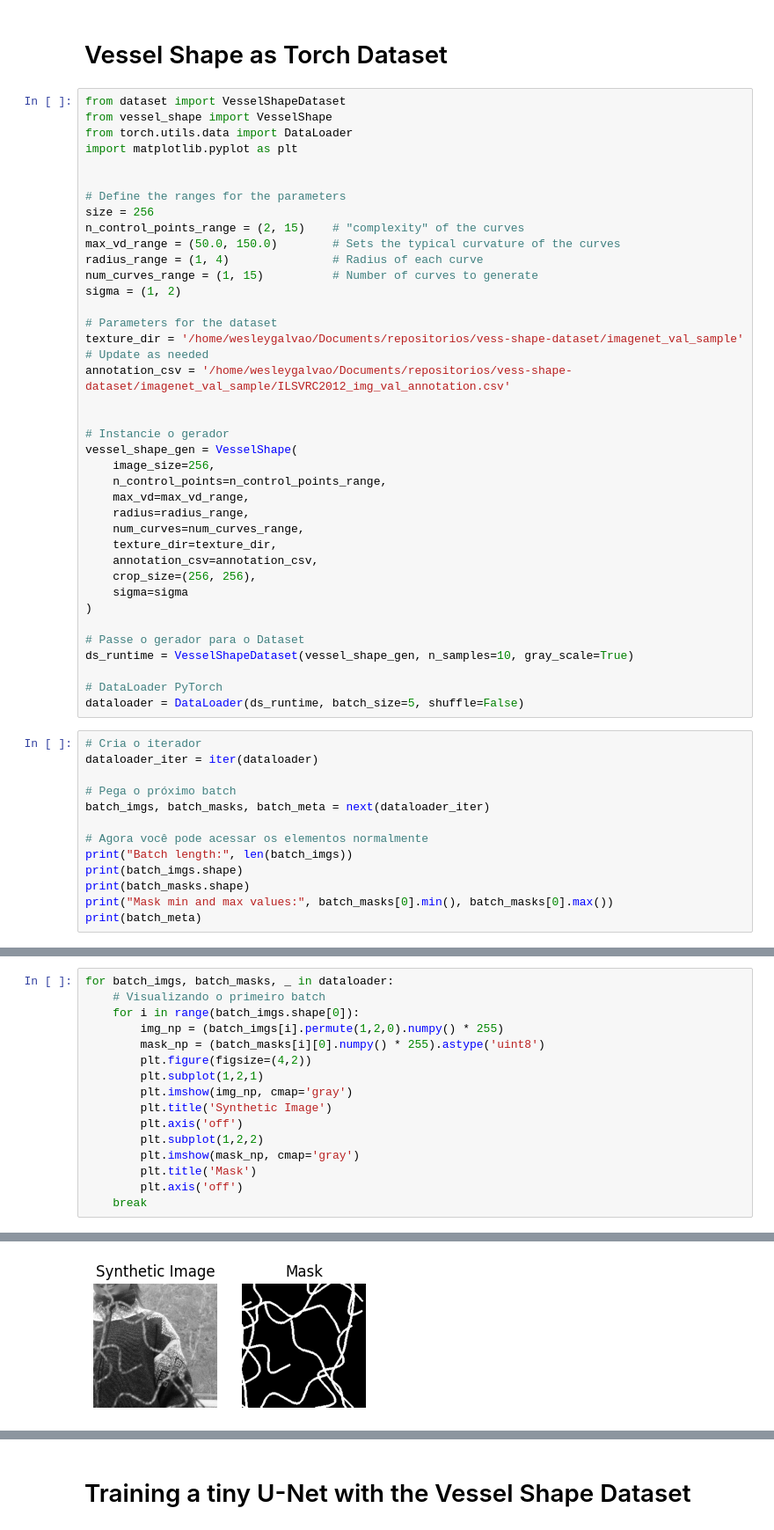
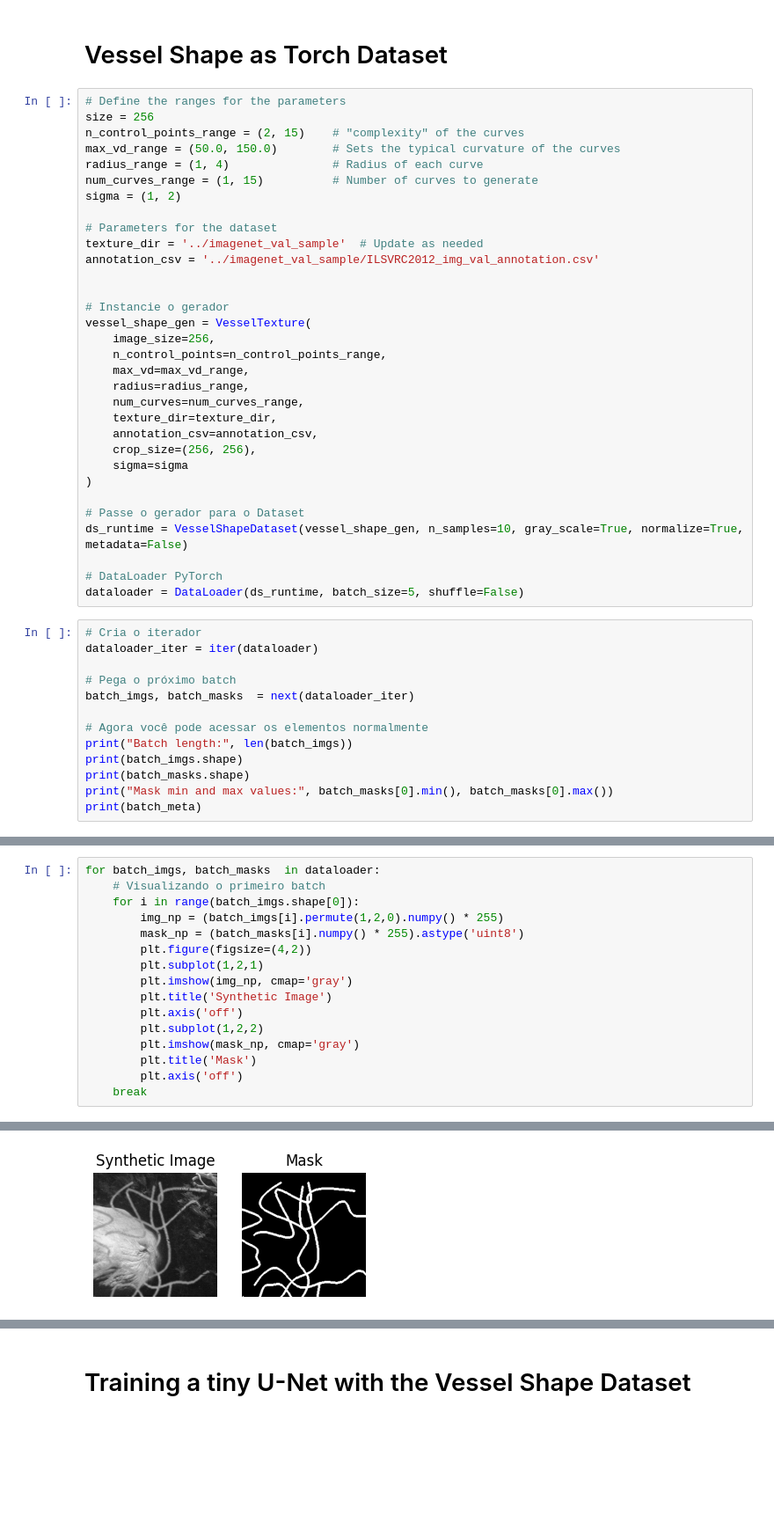
Before and after one commit to galvaowesley/vess-shape-dataset, a Jupyter notebook: Notebooks/experiments.ipynb, the cells around one changed output, grey strips where cells are left out. Shown: that part at 88% size. Saved outputs shown, nothing was run; the diff lists cells and outputs as text; blank space fills up the shorter version.

```diff
--- a/Notebooks/experiments.ipynb
+++ b/Notebooks/experiments.ipynb
@@ -92,12 +91,6 @@ Metadata: {'foreground_texture': 'ILSVRC2012_val_00000081.JPEG', 'background_tex
 # %% [markdown]
 # Vessel Shape as Torch Dataset
 # %%
-from dataset import VesselShapeDataset
-from vessel_shape import VesselShape
-from torch.utils.data import DataLoader
-import matplotlib.pyplot as plt
-
-
 # Define the ranges for the parameters
 size = 256
 n_control_points_range = (2, 15)    # "complexity" of the curves
@@ -107,12 +100,12 @@ num_curves_range = (1, 15)          # Number of curves to generate
 sigma = (1, 2)
 
 # Parameters for the dataset
-texture_dir = '/home/wesleygalvao/Documents/repositorios/vess-shape-dataset/imagenet_val_sample'  # Update as needed
-annotation_csv = '/home/wesleygalvao/Documents/repositorios/vess-shape-dataset/imagenet_val_sample/ILSVRC2012_img_val_annotation.csv'
+texture_dir = '../imagenet_val_sample'  # Update as needed
+annotation_csv = '../imagenet_val_sample/ILSVRC2012_img_val_annotation.csv'
 
 
 # Instancie o gerador
-vessel_shape_gen = VesselShape(
+vessel_shape_gen = VesselTexture(
     image_size=256,
     n_control_points=n_control_points_range,
     max_vd=max_vd_range,
@@ -125,7 +118,7 @@ vessel_shape_gen = VesselShape(
 )
 
 # Passe o gerador para o Dataset
-ds_runtime = VesselShapeDataset(vessel_shape_gen, n_samples=10, gray_scale=True)
+ds_runtime = VesselShapeDataset(vessel_shape_gen, n_samples=10, gray_scale=True, normalize=True, metadata=False)
 
 # DataLoader PyTorch
 dataloader = DataLoader(ds_runtime, batch_size=5, shuffle=False)
@@ -134,7 +127,7 @@ dataloader = DataLoader(ds_runtime, batch_size=5, shuffle=False)
 dataloader_iter = iter(dataloader)
 
 # Pega o próximo batch
-batch_imgs, batch_masks, batch_meta = next(dataloader_iter)
+batch_imgs, batch_masks  = next(dataloader_iter)
 
 # Agora você pode acessar os elementos normalmente
 print("Batch length:", len(batch_imgs))
@@ -151,9 +144,9 @@ Mask min and max values: tensor(0) tensor(1)
 # %%
-for batch_imgs, batch_masks, _ in dataloader:
+for batch_imgs, batch_masks  in dataloader:
     # Visualizando o primeiro batch
     for i in range(batch_imgs.shape[0]):
         img_np = (batch_imgs[i].permute(1,2,0).numpy() * 255)
-        mask_np = (batch_masks[i][0].numpy() * 255).astype('uint8')
+        mask_np = (batch_masks[i].numpy() * 255).astype('uint8')
         plt.figure(figsize=(4,2))
         plt.subplot(1,2,1)
         plt.imshow(img_np, cmap='gray')
@@ -171 +164 @@ for batch_imgs, batch_masks, _ in dataloader:
-[figure, old version]
+[figure, new version]
```
Also changed, not shown: parts of 8 cells of this notebook.
